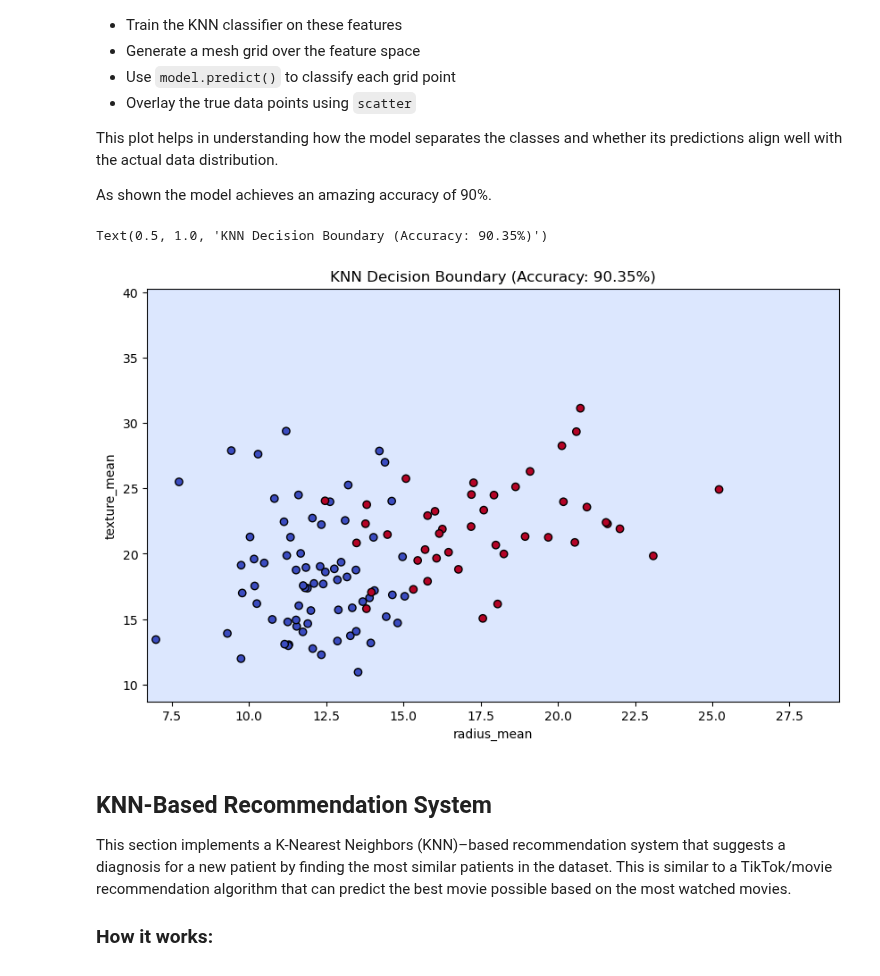
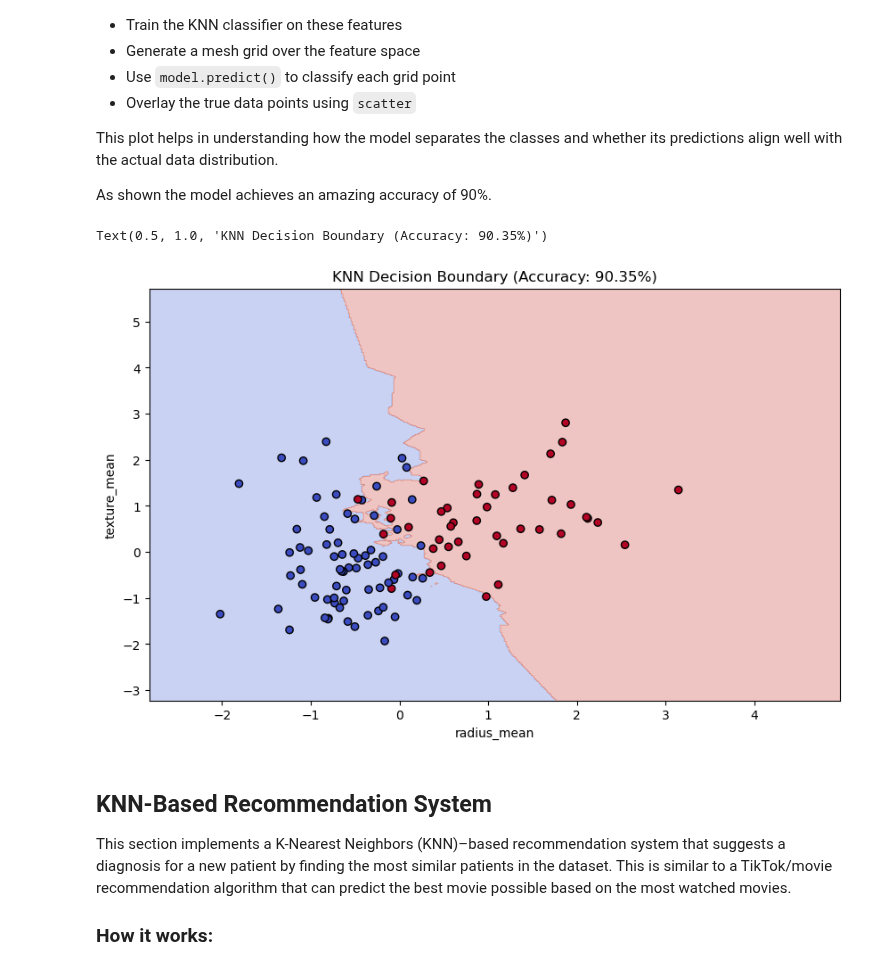
Before and after one commit to mmutugi/Data-Science-and-Machine-Learning, a Jupyter notebook: Supervised-Learning/k-Nearest Neighbors/knearest.ipynb, the cells around one changed output. Saved outputs shown, nothing was run; the diff lists cells and outputs as text; code cells hidden in the pictures.

```diff
--- a/Supervised-Learning/k-Nearest Neighbors/knearest.ipynb
+++ b/Supervised-Learning/k-Nearest Neighbors/knearest.ipynb
@@ -298,26 +298,26 @@ This plot helps in understanding how the model separates the classes and whether
 
 As shown the model achieves an amazing accuracy of 90%.
 # %%
-x_min, x_max = X_train_plot[:, 0].min() - 1, X_train_plot[:, 0].max() + 1
-y_min, y_max = X_train_plot[:, 1].min() - 1, X_train_plot[:, 1].max() + 1
+x_min, x_max = X_train_plot_scaled[:, 0].min() - 1, X_train_plot_scaled[:, 0].max() + 1
+y_min, y_max = X_train_plot_scaled[:, 1].min() - 1, X_train_plot_scaled[:, 1].max() + 1
 xx, yy = np.meshgrid(np.linspace(x_min, x_max, 500),
                      np.linspace(y_min, y_max, 500))
 grid = np.c_[xx.ravel(), yy.ravel()]
 
 
 Z = model_KNN.predict(grid)
 Z = Z.reshape(xx.shape)
 
 
 plt.figure(figsize=(10, 6))
 plt.contourf(xx, yy, Z, cmap='coolwarm', alpha=0.3)
-plt.scatter(X_val_plot[:, 0], X_val_plot[:, 1], c=y_val, cmap='coolwarm', edgecolor='k')
+plt.scatter(X_val_plot_scaled[:, 0], X_val_plot_scaled[:, 1], c=y_val, cmap='coolwarm', edgecolor='k')
 plt.xlabel('radius_mean')
 plt.ylabel('texture_mean')
 plt.title(f'KNN Decision Boundary (Accuracy: {acc:.2%})')
 # %% [output]
 Text(0.5, 1.0, 'KNN Decision Boundary (Accuracy: 90.35%)')
-[figure, old version]
+[figure, new version]
 # %% [markdown]
 ## KNN-Based Recommendation System
 
```
